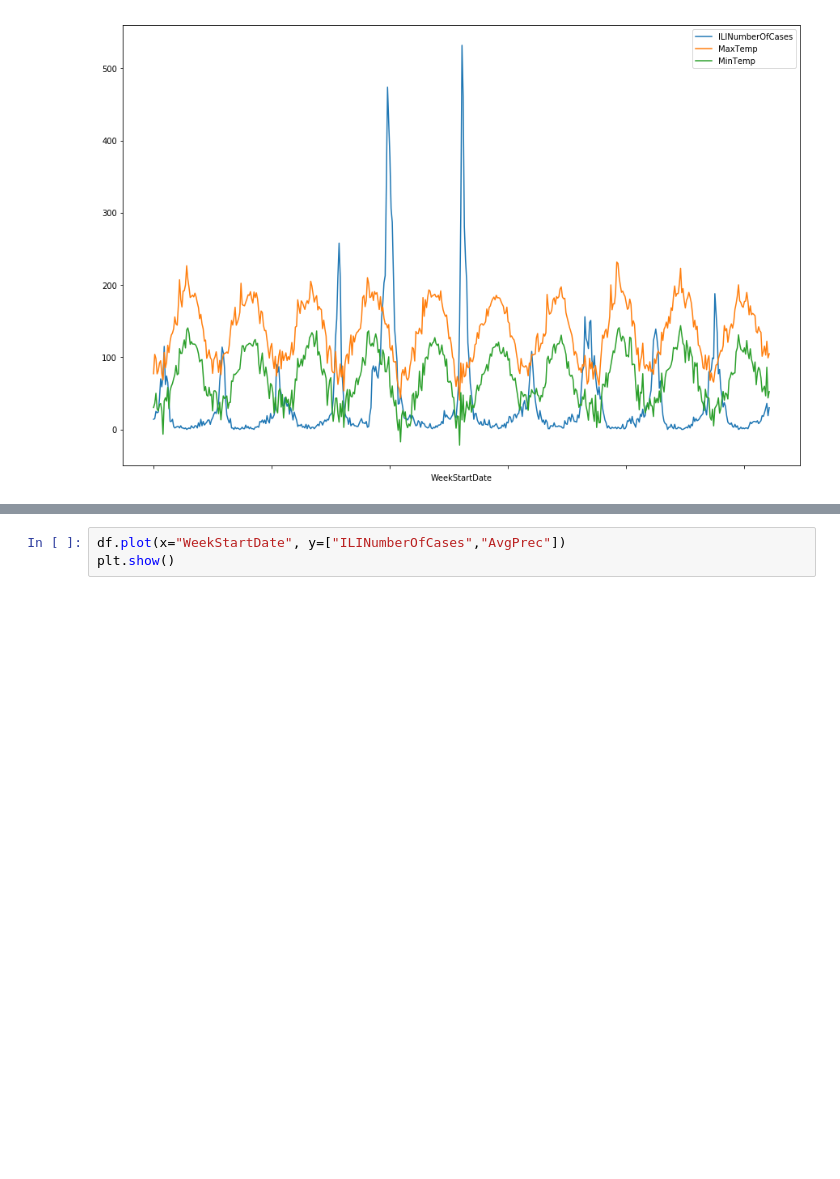
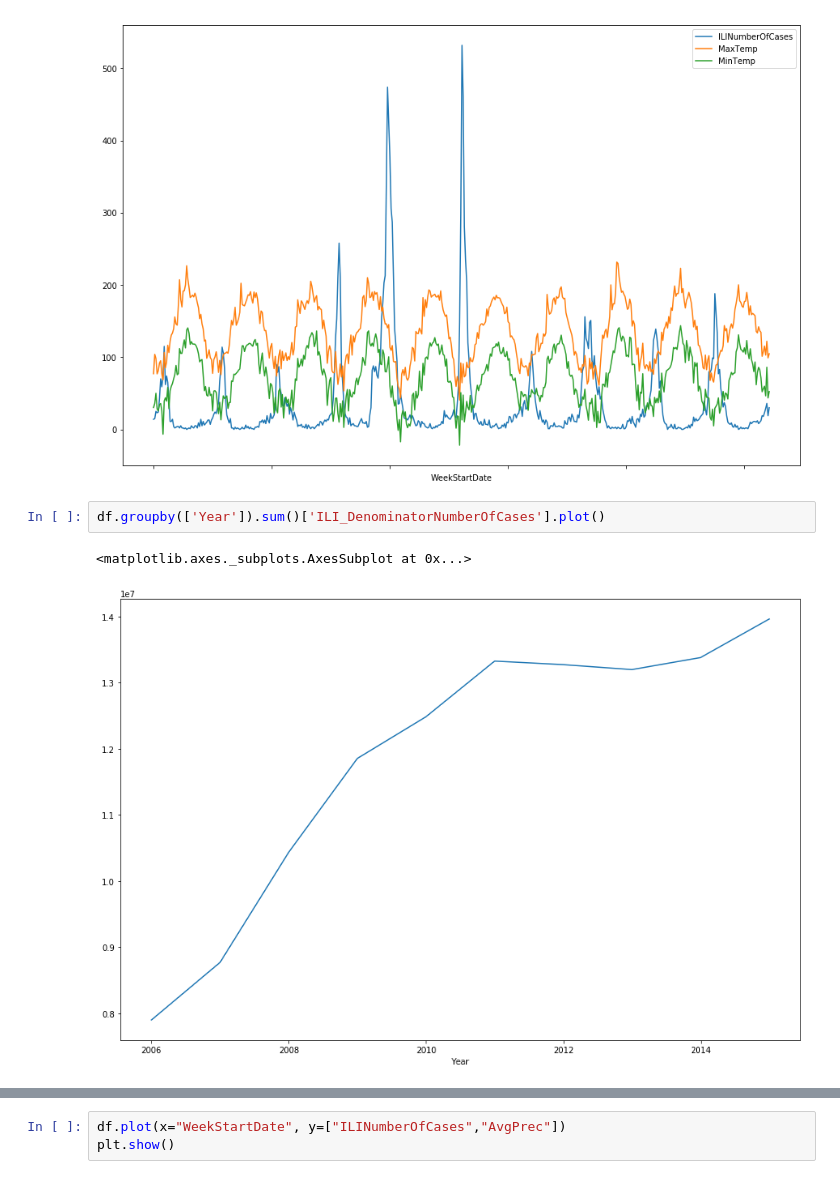
Before and after one commit to Notable1/InfluenzaPredictionIreland, a Jupyter notebook: Influenza_Pred.ipynb, the cells around one changed output, grey strips where cells are left out. Drawn from its saved outputs; the diff is of its cells as text; blank space fills up the shorter version.

```diff
--- a/Influenza_Pred.ipynb
+++ b/Influenza_Pred.ipynb
@@ -60,3 +79,8 @@ df.plot(x="WeekStartDate", y=["ILINumberOfCases","MaxTemp","MinTemp"])
 plt.show()
 # %% [output]
 [figure]
+# %%
+df.groupby(['Year']).sum()['ILI_DenominatorNumberOfCases'].plot()
+# %% [output]
+<matplotlib.axes._subplots.AxesSubplot at 0x...>
+[figure, added]
```
Also changed, not shown: parts of 22 cells of this notebook.
